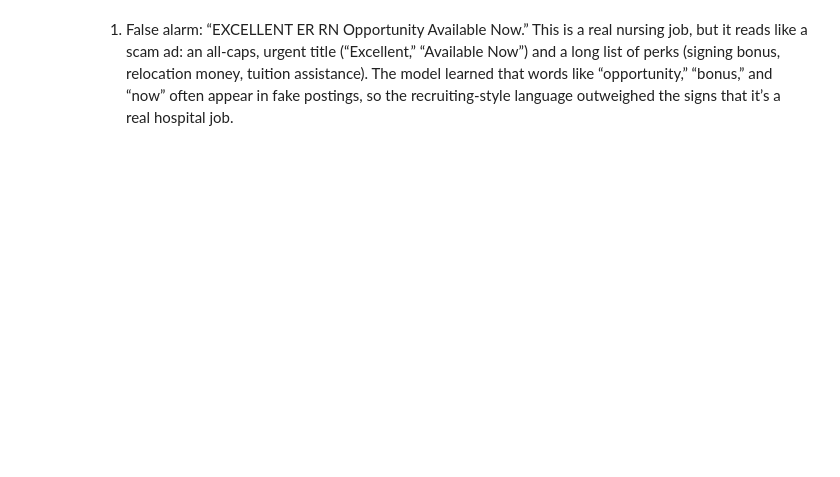
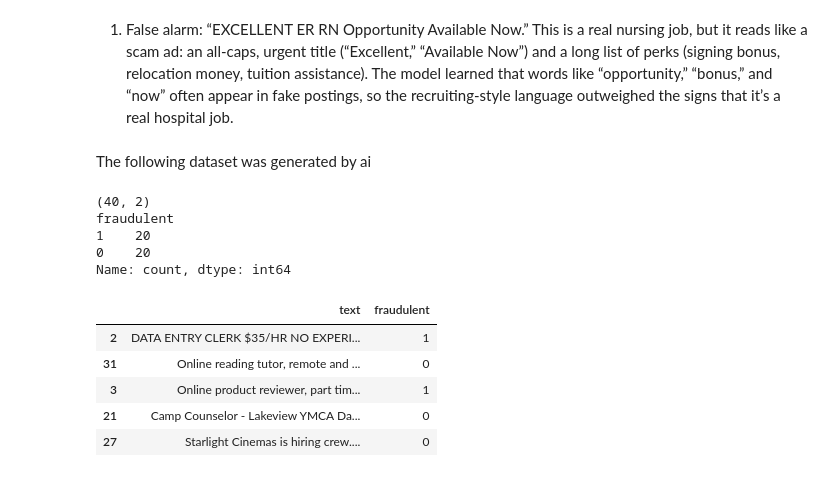
Before and after one commit to mm-tab/FirstShift, a Jupyter notebook: FirstShift.ipynb, the cells around one changed output. Cells and saved outputs as stored; diff of their text form; code cells hidden in the pictures; blank space fills up the shorter version.

```diff
--- a/FirstShift.ipynb
+++ b/FirstShift.ipynb
@@ -311,2 +413,21 @@ EXCELLENT ER RN Opportunity Available Now  Our client, located in Urban, IL, is
 # %% [markdown]
 1. False alarm: “EXCELLENT ER RN Opportunity Available Now.” This is a real nursing job, but it reads like a scam ad: an all-caps, urgent title (“Excellent,” “Available Now”) and a long list of perks (signing bonus, relocation money, tuition assistance). The model learned that words like “opportunity,” “bonus,” and “now” often appear in fake postings, so the recruiting-style language outweighed the signs that it’s a real hospital job.
+# %% [markdown]
+The following dataset was generated by ai
+# %%
+t26 = pd.read_csv("test_2026.csv")
+print(t26.shape)
+print(t26["fraudulent"].value_counts())   # should show 20 and 20
+t26.sample(5, random_state=1)
+# %% [output]
+(40, 2)
+fraudulent
+1    20
+0    20
+Name: count, dtype: int64
+|  | text | fraudulent |
+| 2 | DATA ENTRY CLERK $35/HR NO EXPERI... | 1 |
+| 31 | Online reading tutor, remote and ... | 0 |
+| 3 | Online product reviewer, part tim... | 1 |
+| 21 | Camp Counselor - Lakeview YMCA Da... | 0 |
+| 27 | Starlight Cinemas is hiring crew.... | 0 |
```
Also changed, not shown: parts of 15 cells of this notebook.
